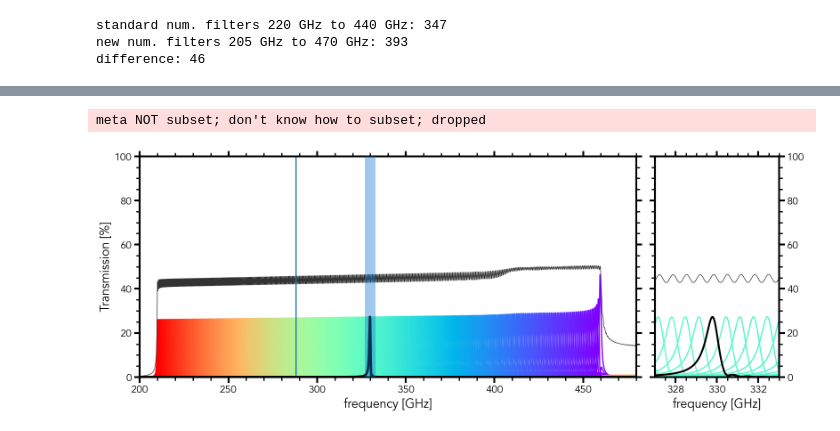
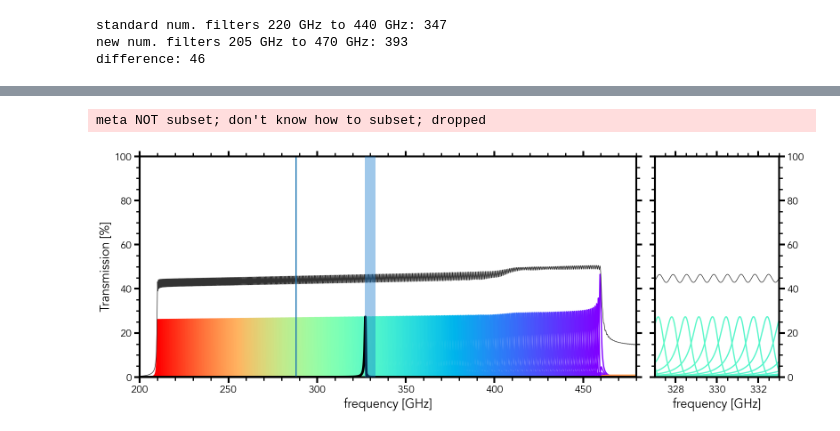
Before and after one commit to LouisMarting/filterbank-performance, a Jupyter notebook: scripts/DESHIMA/DESHIMA2.1_design.ipynb, the cells around one changed output, grey strips where cells are left out. Saved outputs shown, nothing was run; the diff lists cells and outputs as text; code cells hidden in the pictures.

```diff
--- a/scripts/DESHIMA/DESHIMA2.1_design.ipynb
+++ b/scripts/DESHIMA/DESHIMA2.1_design.ipynb
@@ -122,7 +122,7 @@ def plotstep_add_filterbank(f, FB: Filterbank, ax: plt.Axes=None):
     if ax == None:
         ax = plt.gca()
 
-    S31_all = FB.S31_absSq_list
+    S31_all = np.transpose(FB.S31_absSq_list)
 
     #ax
     cmap = cm.get_cmap('rainbow').copy()
@@ -244,15 +260,15 @@ lines = lines_DF
 
 
 # Sum of filters
-sum_filters = np.sum(FB_directional.S31_absSq_list,axis=0)
+sum_filters = np.sum(FB_directional.S31_absSq_list,axis=1)
 lines += ax.plot(f/1e9,sum_filters,color="0.2",linestyle="-",linewidth=0.5)
 
 
 ## highlight several individual filters
-highlight_index = [166]
+highlight_index = [170]
 lines_highlight = []
 for index in highlight_index:
-    lines_highlight += ax.plot(f/1e9,FB_directional.S31_absSq_list[index],color="0.0",linewidth=2)
+    lines_highlight += ax.plot(f/1e9,FB_directional.S31_absSq_list[:,index],color="0.0",linewidth=2)
 lines += lines_highlight
 
 # Make in percentage
@@ -284,10 +300,10 @@ lines_DF = plotstep_add_filterbank(f,FB_directional,ax_zoom)
 lines = lines_DF
 
 # highlight a filter in zoom in
-lines += ax_zoom.plot(f/1e9,FB_directional.S31_absSq_list[166],color="0.0",linewidth=1.5,label="highlighted filter")
+lines += ax_zoom.plot(f/1e9,FB_directional.S31_absSq_list[:,390],color="0.0",linewidth=1.5,label="highlighted filter")
 
 # Sum of filters
-sum_filters = np.sum(FB_directional.S31_absSq_list,axis=0)
+sum_filters = np.sum(FB_directional.S31_absSq_list,axis=1)
 lines += ax_zoom.plot(f/1e9,sum_filters,label=r"$\sum_i{|S_{i1}|^2},\: i \in [3, \dots, N_\mathrm{filt.}+2]$",color="0.2",linestyle="-",linewidth=0.5)
 
 plotstep_percentage(lines)
@@ -295,31 +311,31 @@ plotstep_percentage(lines)
 ax_zoom.set_xlabel('frequency [GHz]')  # Add an x-label to the axes.
 ax_zoom.set_xlim(f_zoom[0]/1e9,f_zoom[1]/1e9)
 # ax_zoom.set_title("Filter response")  # Add a title to the axes.
 
 
 
 
 
 n_colors = 60
 cmap = cm.get_cmap('rainbow').copy()
 rainbow_legend_colors = [cmap(x) for x in np.linspace(1,0,n_colors)]
 
 # ------ get the legend-entries that are already attached to the figure
 h, l = ax.get_legend_handles_labels()
 h_zoom, l_zoom = ax_zoom.get_legend_handles_labels()
 
 h += h_zoom
 l += l_zoom
 
 # ------ append the multicolor legend patches
 h.append(MulticolorPatch(rainbow_legend_colors))
 l.append(r"$|S_{i1}|^2$")
 
 fig.legend(h, l, loc='upper left', bbox_to_anchor=(0.1, 1.12, 0.8, 0), handler_map={MulticolorPatch: MulticolorPatchHandler()},mode="expand", borderaxespad=0, ncol=3,fontsize='x-small',handlelength=5.0)
 
 # save and plot figure
 savestr = fig_path + "filterbank_comparison.pdf"
 fig.savefig(fname=savestr,bbox_inches='tight')
 # %% [output]
 meta NOT subset; don't know how to subset; dropped
-[figure, old version]
+[figure, new version]
```
Also changed, not shown: parts of 4 cells of this notebook, 2 other files.
